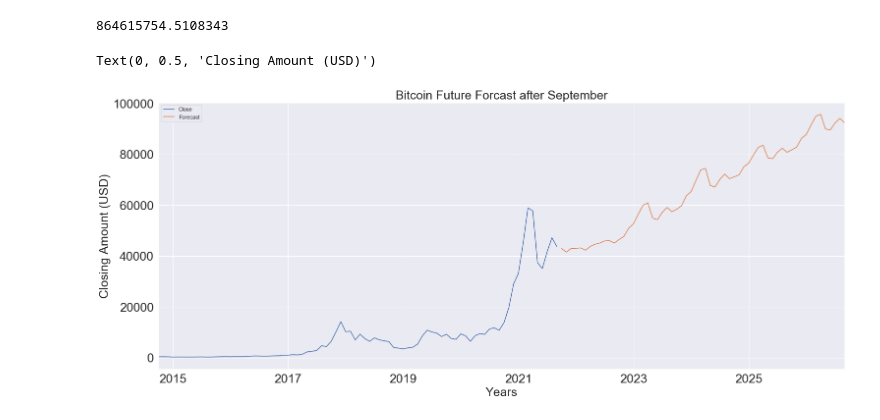
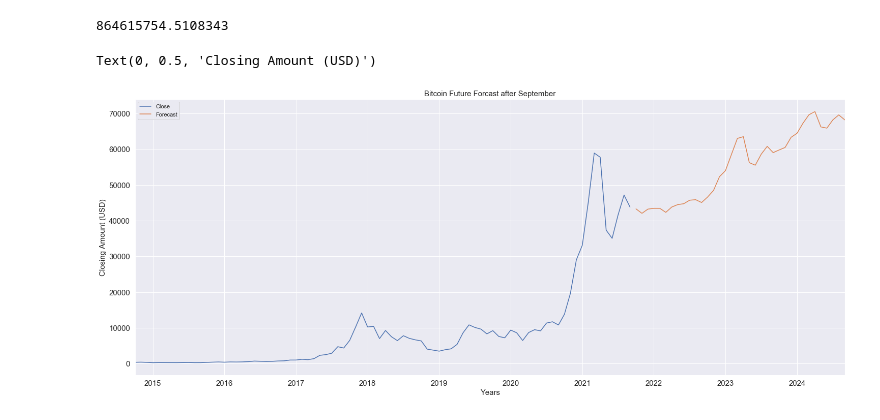
Before and after one commit to dmayo0317/project4, a Jupyter notebook: Bitcoin_Sept.ipynb, the cells around one changed output. Saved outputs shown, nothing was run; the diff lists cells and outputs as text; code cells hidden in the pictures.

Commit message:
adding outputBTC sept image

```diff
--- a/Bitcoin_Sept.ipynb
+++ b/Bitcoin_Sept.ipynb
@@ -187,18 +187,18 @@ mean_squared_error(test["Close"], predictions)
 864615754.5108343
 # %%
 # Train the model on the full dataset
-model = model = SARIMAX(btcSept_df['Close'],order = (0, 1, 3),seasonal_order =(2, 1, 1, 12))
+model = model = SARIMAX(btcSept_df['Close'],order = (0, 1, 3),seasonal_order =(1, 1, 1, 12))
 result = model.fit()
 
-# Forecast for the next 5 years
-forecast = result.predict(start = len(btcSept_df),end = (len(btcSept_df)-1) + 5 * 12,typ = 'levels').rename('Forecast')
+# Forecast for the next 3 years
+forecast = result.predict(start = len(btcSept_df),end = (len(btcSept_df)-1) + 3 * 12,typ = 'levels').rename('Forecast')
 
 # Plot the forecast values
-plot1 = btcSept_df['Close'].plot(figsize = (25, 10), legend = True, fontsize =25)
-plot2 = forecast.plot(legend = True)
-plt.title("Bitcoin Future Forcast after September", fontsize = 25)
-plt.xlabel('Years',fontsize=25)
-plt.ylabel('Closing Amount (USD)',fontsize=25)
+btcSept_df['Close'].plot(figsize = (25, 10), legend = True, fontsize =15)
+forecast.plot(legend = True)
+plt.title("Bitcoin Future Forcast after September", fontsize = 15)
+plt.xlabel('Years',fontsize=15)
+plt.ylabel('Closing Amount (USD)',fontsize=15)
 # %% [output]
 Text(0, 0.5, 'Closing Amount (USD)')
-[figure, old version]
+[figure, new version]
```
Also changed, not shown: parts of 3 cells of this notebook, 1 other file.
